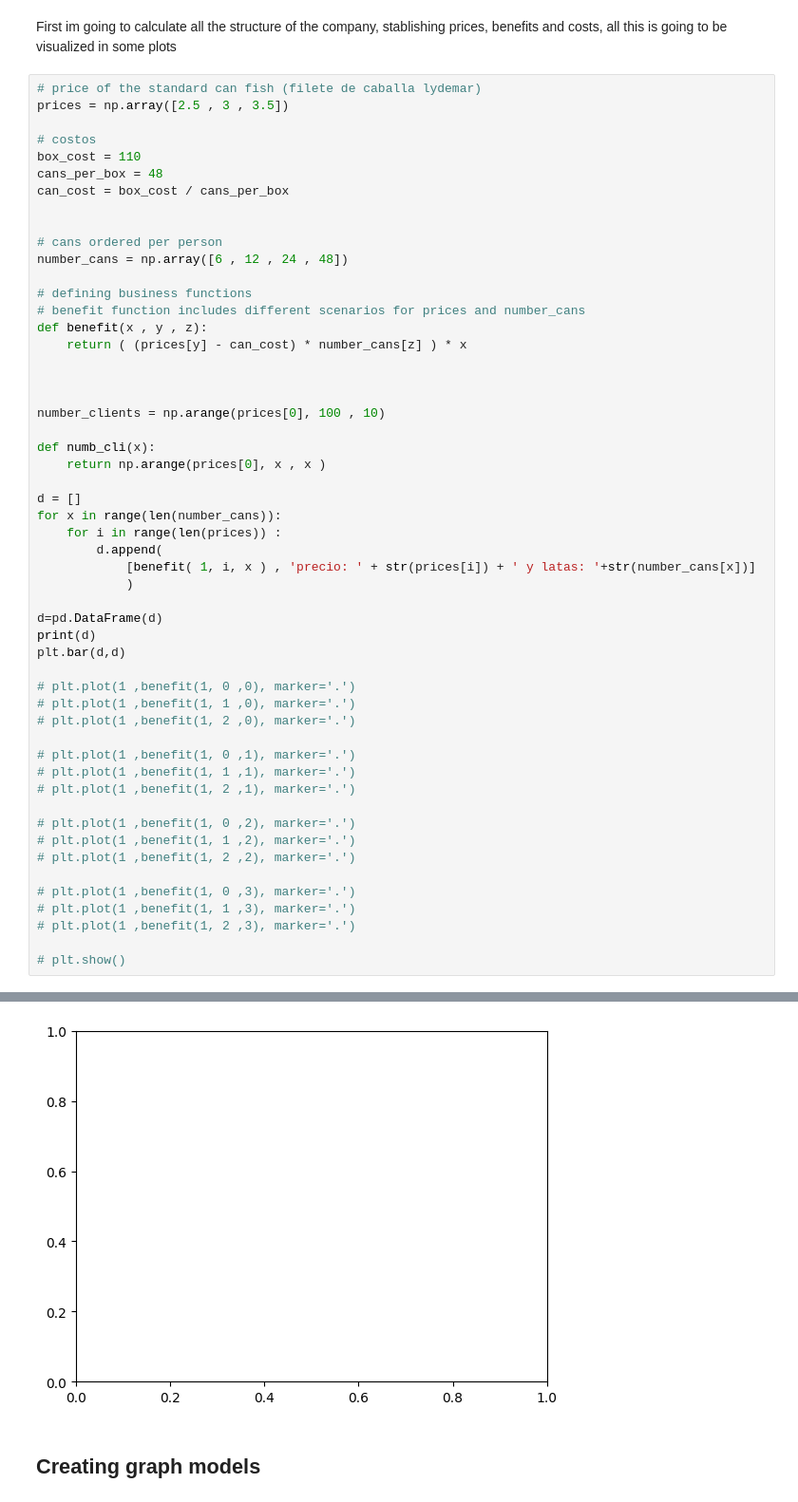
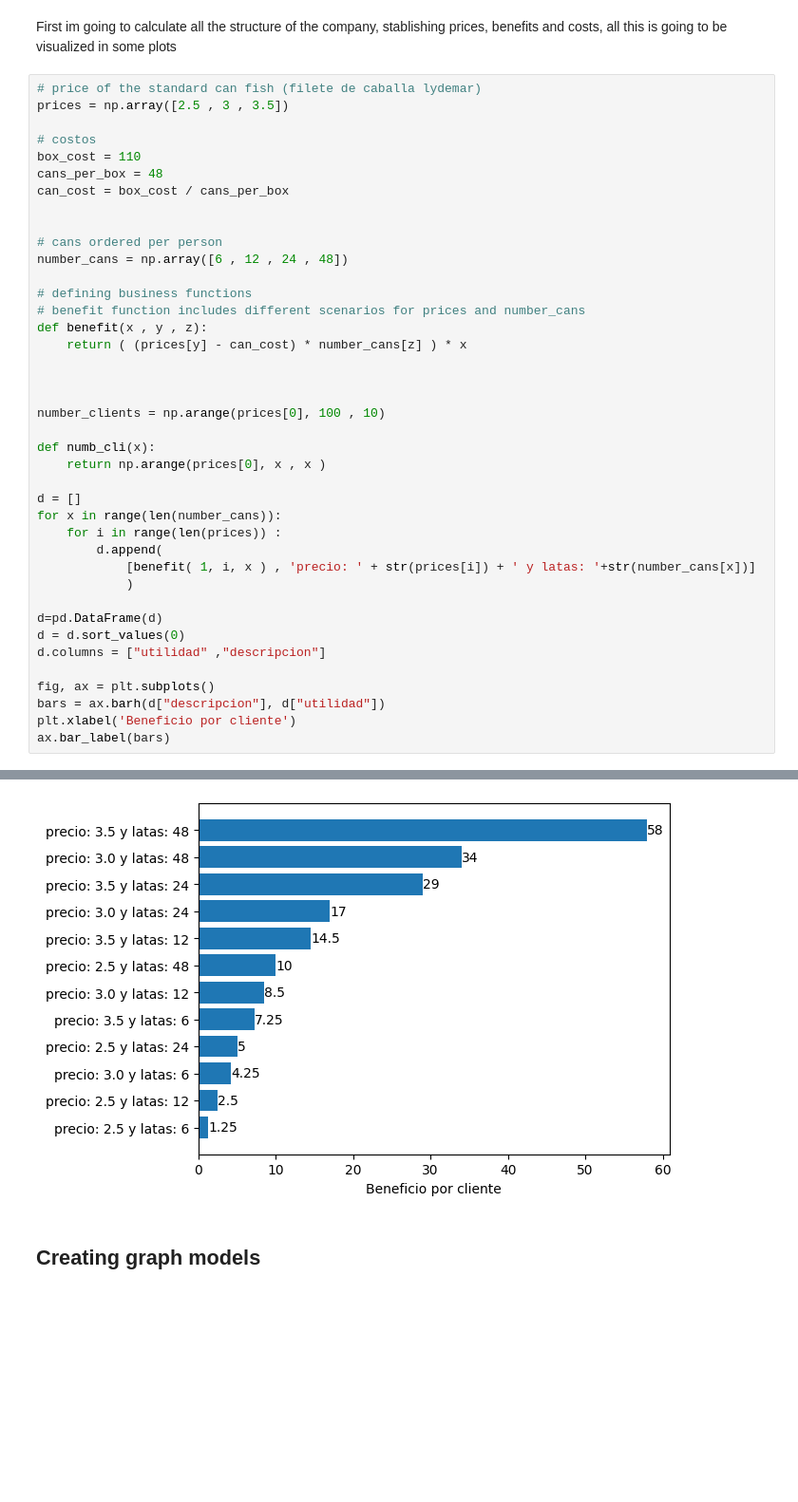
Before and after one commit to chopper210397/Lydemar, a Jupyter notebook: eda_lima_business_case.ipynb, the cells around one changed output, grey strips where cells are left out. Shown: that part at 95% size. Saved outputs shown, nothing was run; the diff lists cells and outputs as text; blank space fills up the shorter version.

Commit message:
bar values added to the plot

```diff
--- a/eda_lima_business_case.ipynb
+++ b/eda_lima_business_case.ipynb
@@ -42,24 +42,11 @@ for x in range(len(number_cans)):
             )
 
 d=pd.DataFrame(d)
-print(d)
-plt.bar(d,d)
+d = d.sort_values(0)
+d.columns = ["utilidad" ,"descripcion"]
 
-# plt.plot(1 ,benefit(1, 0 ,0), marker='.')
-# plt.plot(1 ,benefit(1, 1 ,0), marker='.')
-# plt.plot(1 ,benefit(1, 2 ,0), marker='.')
-
-# plt.plot(1 ,benefit(1, 0 ,1), marker='.')
-# plt.plot(1 ,benefit(1, 1 ,1), marker='.')
-# plt.plot(1 ,benefit(1, 2 ,1), marker='.')
-
-# plt.plot(1 ,benefit(1, 0 ,2), marker='.')
-# plt.plot(1 ,benefit(1, 1 ,2), marker='.')
-# plt.plot(1 ,benefit(1, 2 ,2), marker='.')
-
-# plt.plot(1 ,benefit(1, 0 ,3), marker='.')
-# plt.plot(1 ,benefit(1, 1 ,3), marker='.')
-# plt.plot(1 ,benefit(1, 2 ,3), marker='.')
-
-# plt.show()
+fig, ax = plt.subplots()
+bars = ax.barh(d["descripcion"], d["utilidad"])
+plt.xlabel('Beneficio por cliente')
+ax.bar_label(bars)
 # %% [output]
@@ -80,4 +65,4 @@ TypeError: the dtypes of parameters x (object) and width (float64) are incompati
-[figure, old version]
+[figure, new version]
 # %% [markdown]
 ## Creating graph models
 # %%
```
Also changed, not shown: parts of 1 cell of this notebook.
